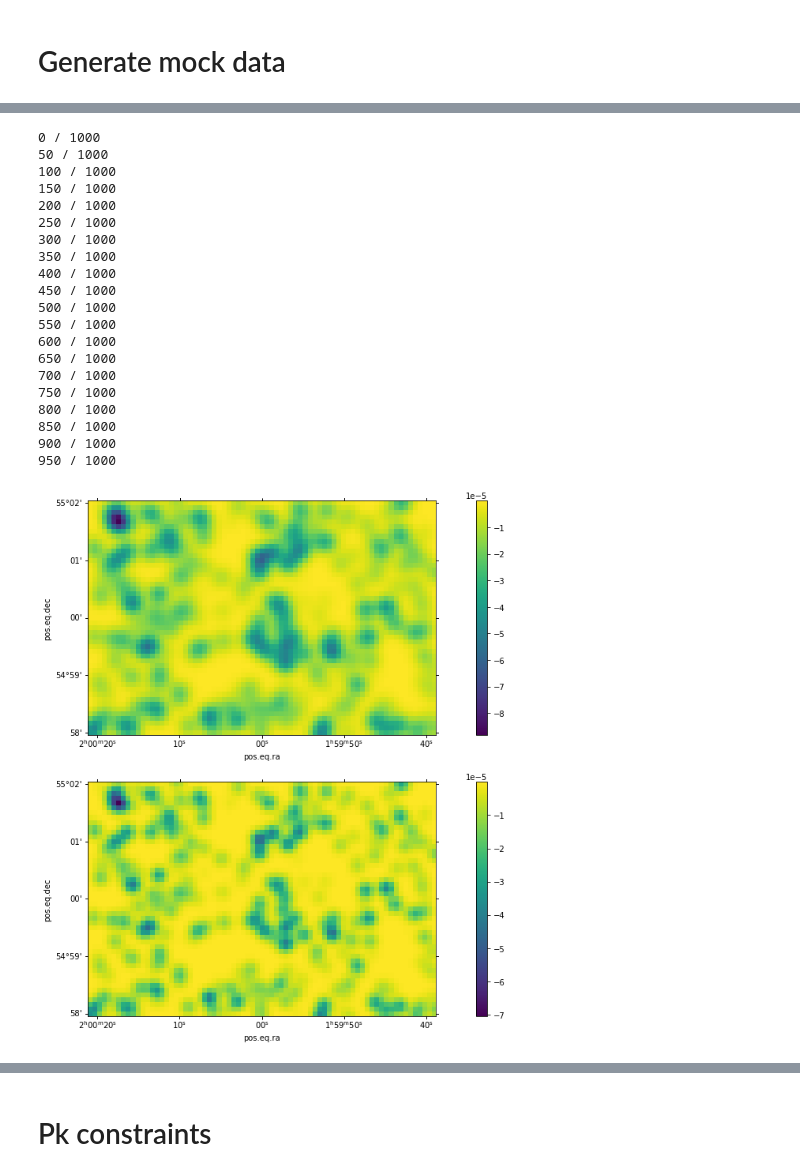
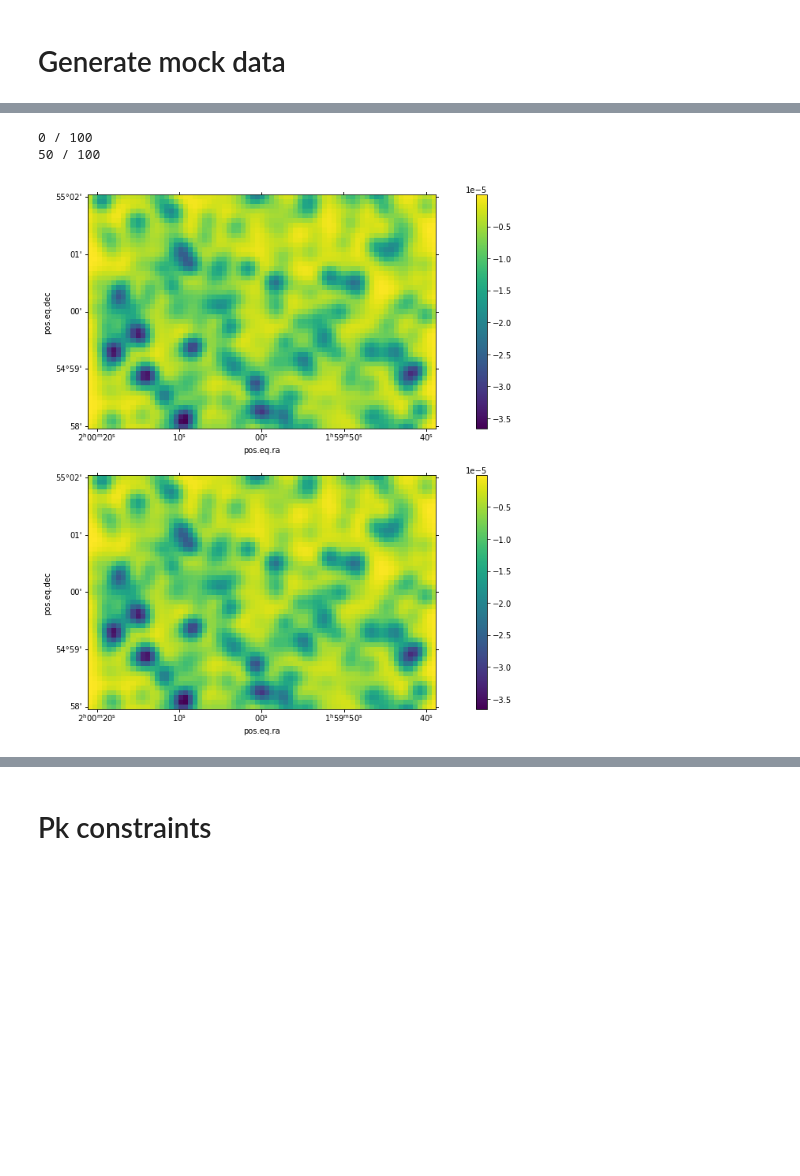
Before and after one commit to remi-adam/pitszi, a Jupyter notebook: notebook/pitszi_dev_inference_adding_bkg_noise.ipynb, the cells around one changed output, grey strips where cells are left out. Drawn from its saved outputs; the diff is of its cells as text; code cells hidden in the pictures; blank space fills up the shorter version.

```diff
--- a/notebook/pitszi_dev_inference_adding_bkg_noise.ipynb
+++ b/notebook/pitszi_dev_inference_adding_bkg_noise.ipynb
@@ -176,0 +206,22 @@ def simu_cib(Nsource=300):
+# %%
+s1a, s2a = simu_cib1(Nsim=1, Scut_high=0.5)
+s1b, s2b = simu_cib2(Nsim=1, Scut_high=0.5)
+
+plt.rcParams.update({'font.size': 10})
+fig = plt.figure(0, figsize=(12, 12))
+ax = plt.subplot(2, 2, 1, projection=WCS(mock.get_map_header()))
+plt.imshow(s1a[0])
+plt.colorbar()
+plt.title('CIB1 basic')
+ax = plt.subplot(2, 2, 2, projection=WCS(mock.get_map_header()))
+plt.imshow(s1b[0])
+plt.colorbar()
+plt.title('CIB1 PYSIDES')
+ax = plt.subplot(2, 2, 3, projection=WCS(mock.get_map_header()))
+plt.imshow(s2a[0])
+plt.colorbar()
+plt.title('CIB2 basic')
+ax = plt.subplot(2, 2, 4, projection=WCS(mock.get_map_header()))
+plt.imshow(s2b[0])
+plt.colorbar()
+plt.title('CIB2 PYSIDES')
@@ -177,50 +231,25 @@ def simu_cib(Nsource=300):
 # %%
 #===== Add CIB to data
-cib1, cib2 = simu_cib()
+cib1, cib2 = simu_cib2(Nsim=1, Scut_high=0.25)
 
 plt.rcParams.update({'font.size': 10})
 fig = plt.figure(0, figsize=(18, 12))
 ax = plt.subplot(2, 1, 1, projection=WCS(mock.get_map_header()))
-plt.imshow(cib1)
+plt.imshow(cib1[0])
 plt.colorbar()
 ax = plt.subplot(2, 1, 2, projection=WCS(mock.get_map_header()))
-plt.imshow(cib2)
+plt.imshow(cib2[0])
 plt.colorbar()
 
-data1.image += cib1
-data2.image += cib2
+data1.image += cib1[0,:,:]
+data2.image += cib2[0,:,:]
 
 #===== CIB simulation
-Ncib = 1000
-cib1_mc = np.zeros((Ncib, cib1.shape[0], cib1.shape[1]))
-cib2_mc = np.zeros((Ncib, cib2.shape[0], cib2.shape[1]))
-for imc in range(Ncib):
-    if imc % 50 == 0: print(imc, '/', Ncib)
-    cib1_imc, cib2_imc = simu_cib()
-    cib1_mc[imc,:,:] = cib1_imc
-    cib2_mc[imc,:,:] = cib2_imc
+cib1_mc, cib2_mc = simu_cib2(Nsim=100, Scut_high=0.25)
 # %% [output]
-0 / 1000
-50 / 1000
-100 / 1000
-150 / 1000
-200 / 1000
-250 / 1000
-300 / 1000
-350 / 1000
-400 / 1000
-450 / 1000
-500 / 1000
-550 / 1000
-600 / 1000
-650 / 1000
-700 / 1000
-750 / 1000
-800 / 1000
-850 / 1000
-900 / 1000
-950 / 1000
+0 / 100
+50 / 100
-[figure, old version]
+[figure, new version]
 # %%
 visu_smooth = 10
 
```
Also changed, not shown: parts of 7 cells of this notebook, 1 other file.
